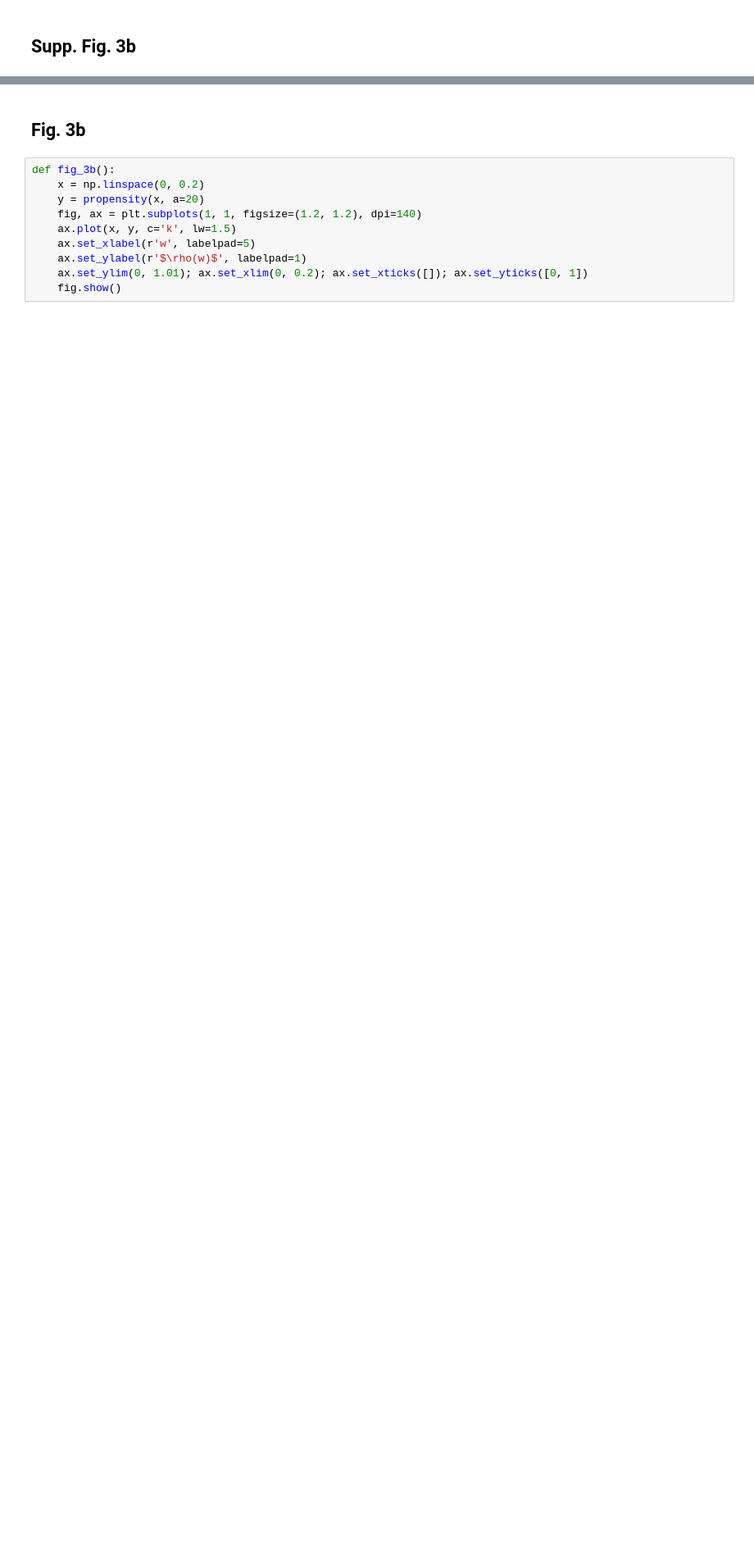
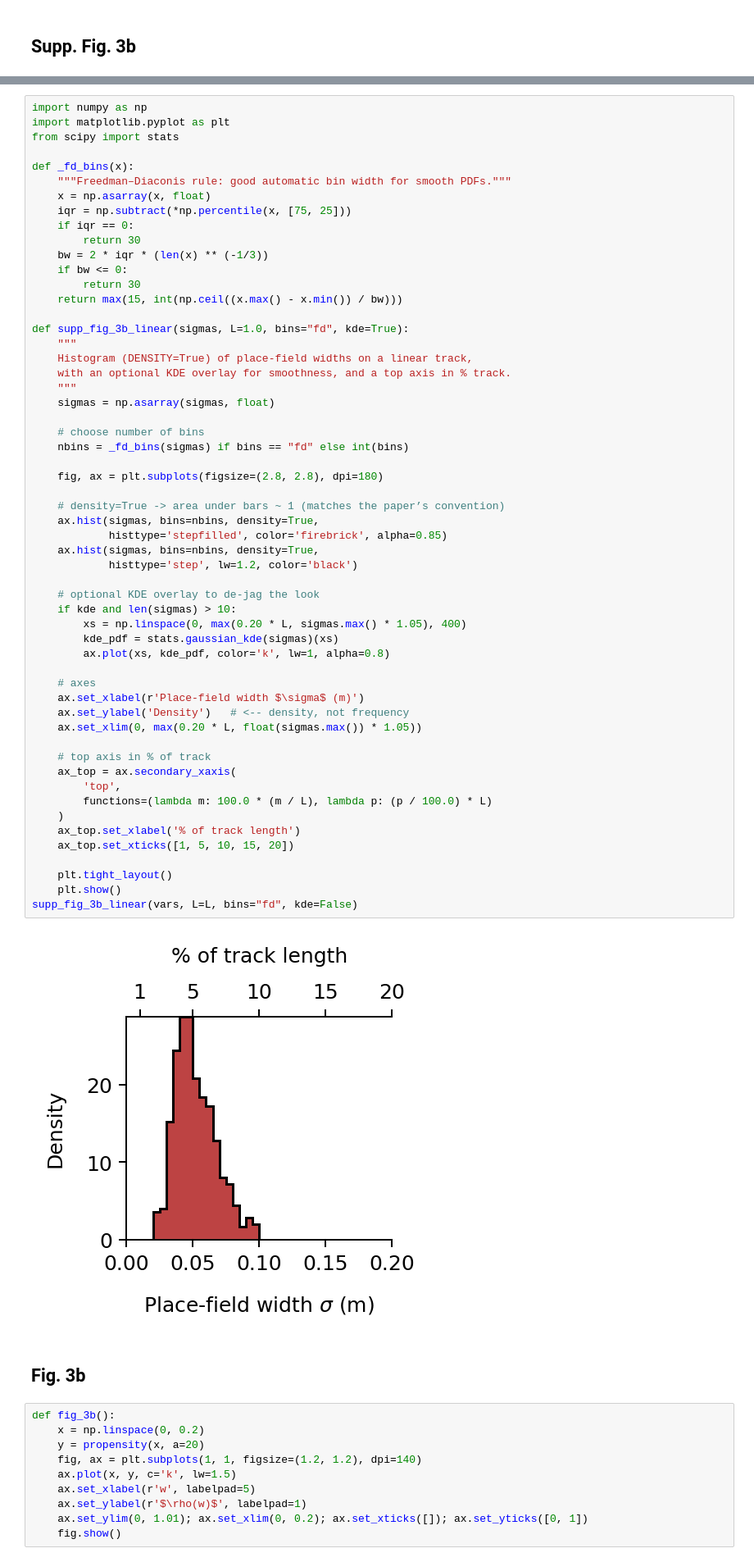
Before and after one commit to sctclif/place_cell_representational_drift, a Jupyter notebook: figs_setup.ipynb, the cells around one changed output, grey strips where cells are left out. Shown at 82% size. Saved outputs shown, nothing was run; the diff lists cells and outputs as text; blank space fills up the shorter version.

```diff
--- a/figs_setup.ipynb
+++ b/figs_setup.ipynb
@@ -222,3 +179,61 @@ def supp_fig_3b():
+# %%
+import numpy as np
+import matplotlib.pyplot as plt
+from scipy import stats
+
+def _fd_bins(x):
+    """Freedman–Diaconis rule: good automatic bin width for smooth PDFs."""
+    x = np.asarray(x, float)
+    iqr = np.subtract(*np.percentile(x, [75, 25]))
+    if iqr == 0:
+        return 30
+    bw = 2 * iqr * (len(x) ** (-1/3))
+    if bw <= 0:
+        return 30
+    return max(15, int(np.ceil((x.max() - x.min()) / bw)))
+
+def supp_fig_3b_linear(sigmas, L=1.0, bins="fd", kde=True):
+    """
+    Histogram (DENSITY=True) of place-field widths on a linear track,
+    with an optional KDE overlay for smoothness, and a top axis in % track.
+    """
+    sigmas = np.asarray(sigmas, float)
+
+    # choose number of bins
+    nbins = _fd_bins(sigmas) if bins == "fd" else int(bins)
+
+    fig, ax = plt.subplots(figsize=(2.8, 2.8), dpi=180)
+
+    # density=True -> area under bars ~ 1 (matches the paper’s convention)
+    ax.hist(sigmas, bins=nbins, density=True,
+            histtype='stepfilled', color='firebrick', alpha=0.85)
+    ax.hist(sigmas, bins=nbins, density=True,
+            histtype='step', lw=1.2, color='black')
+
+    # optional KDE overlay to de-jag the look
+    if kde and len(sigmas) > 10:
+        xs = np.linspace(0, max(0.20 * L, sigmas.max() * 1.05), 400)
+        kde_pdf = stats.gaussian_kde(sigmas)(xs)
+        ax.plot(xs, kde_pdf, color='k', lw=1, alpha=0.8)
+
+    # axes
+    ax.set_xlabel(r'Place-field width $\sigma$ (m)')
+    ax.set_ylabel('Density')   # <-- density, not frequency
+    ax.set_xlim(0, max(0.20 * L, float(sigmas.max()) * 1.05))
+
+    # top axis in % of track
+    ax_top = ax.secondary_xaxis(
+        'top',
+        functions=(lambda m: 100.0 * (m / L), lambda p: (p / 100.0) * L)
+    )
+    ax_top.set_xlabel('% of track length')
+    ax_top.set_xticks([1, 5, 10, 15, 20])
+
+    plt.tight_layout()
+    plt.show()
+supp_fig_3b_linear(vars, L=L, bins="fd", kde=False)
+# %% [output]
+[figure, added]
 # %% [markdown]
 ## Fig. 3b
 # %%
```
Also changed, not shown: parts of 12 cells of this notebook.
